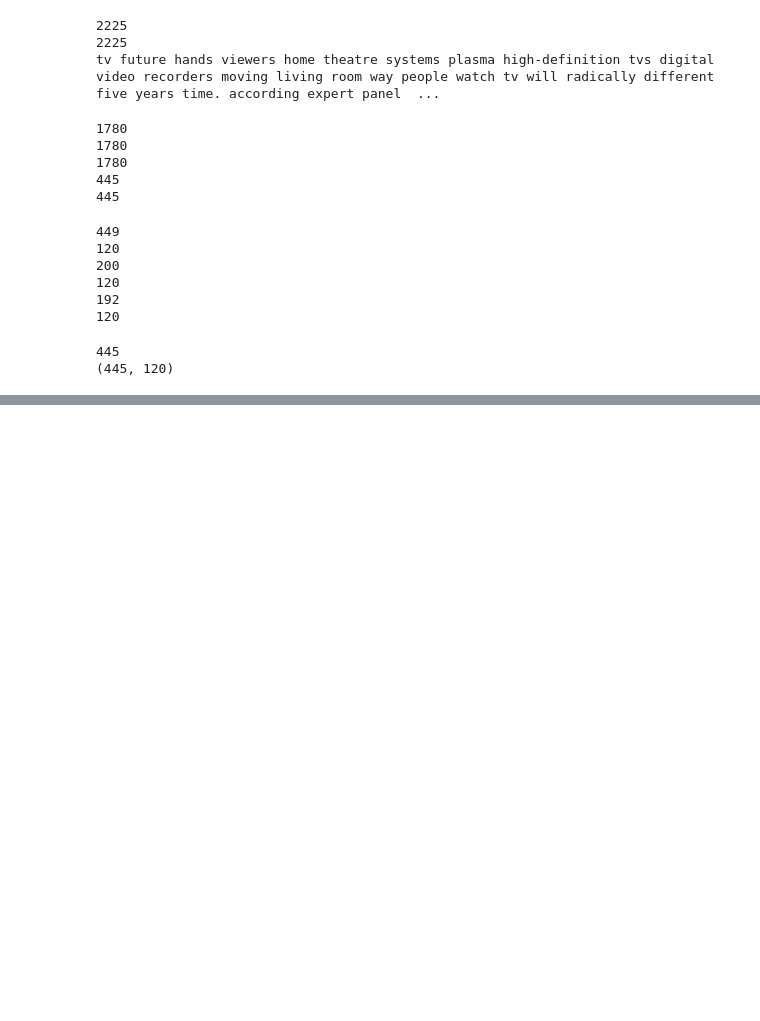
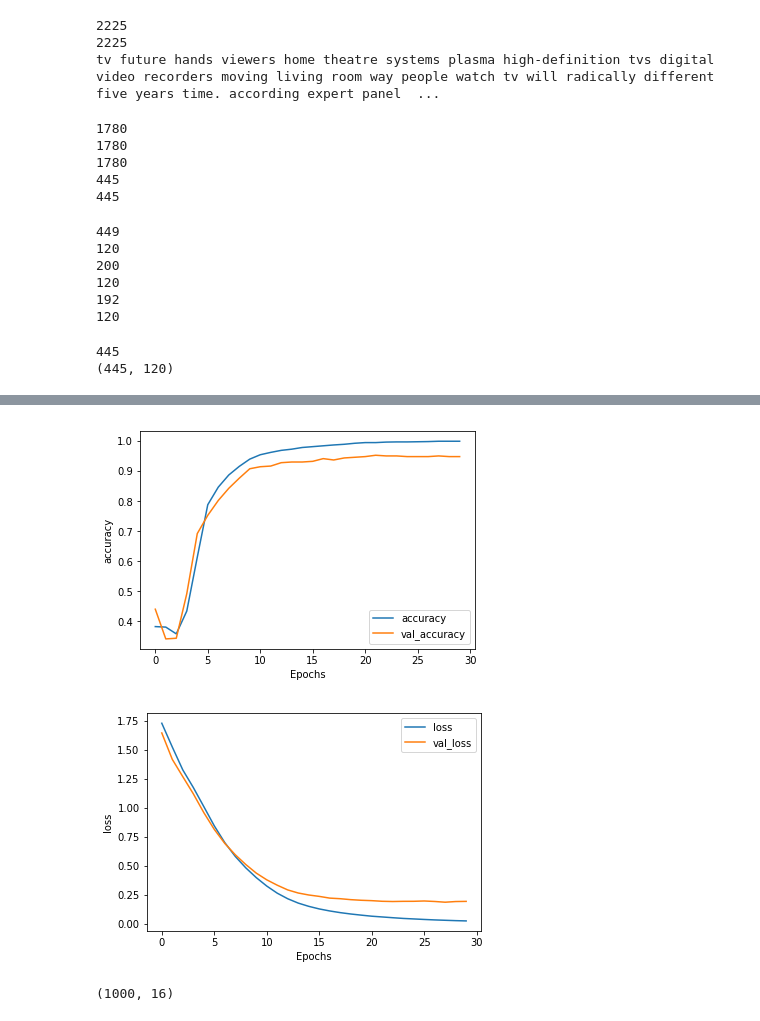
Before and after one commit to earroyoh/Tensorflow, a Jupyter notebook: NLP/BBC-news-archive-word-embedding.ipynb, the cells around one changed output, grey strips where cells are left out. Saved outputs shown, nothing was run; the diff lists cells and outputs as text; code cells hidden in the pictures; blank space fills up the shorter version.

```diff
--- a/NLP/BBC-news-archive-word-embedding.ipynb
+++ b/NLP/BBC-news-archive-word-embedding.ipynb
@@ -125,7 +143,7 @@ print(validation_padded.shape)
 445
 (445, 120)
 # %%
-label_tokenizer = Tokenizer(num_words=6, oov_token=oov_tok)
+label_tokenizer = Tokenizer(num_words=5, oov_token=oov_tok)
 label_tokenizer.fit_on_texts(train_labels)
 
 training_label_seq = label_tokenizer.texts_to_sequences(train_labels)
@@ -200,17 +249,20 @@ history = model.fit(train_padded, training_label_seq, epochs=num_epochs, validat
 # %%
 import matplotlib.pyplot as plt
 
 
 def plot_graphs(history, string):
   plt.plot(history.history[string])
   plt.plot(history.history['val_'+string])
   plt.xlabel("Epochs")
   plt.ylabel(string)
   plt.legend([string, 'val_'+string])
   plt.show()
 
-plot_graphs(history, "acc")
+plot_graphs(history, "accuracy")
 plot_graphs(history, "loss")
+# %% [output]
+[figure, added]
+[figure, added]
 # %%
 reverse_word_index = dict([(value, key) for (key, value) in word_index.items()])
 
@@ -223,6 +275,8 @@ print(weights.shape) # shape: (vocab_size, embedding_dim)
 
 # Expected output
 # (1000, 16)
+# %% [output]
+(1000, 16)
 # %%
 import io
 
```
Also changed, not shown: parts of 4 cells of this notebook.
